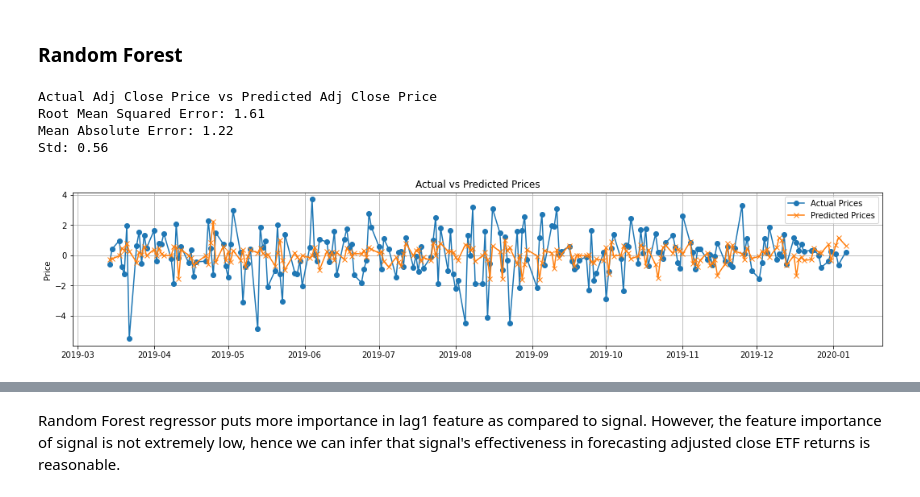
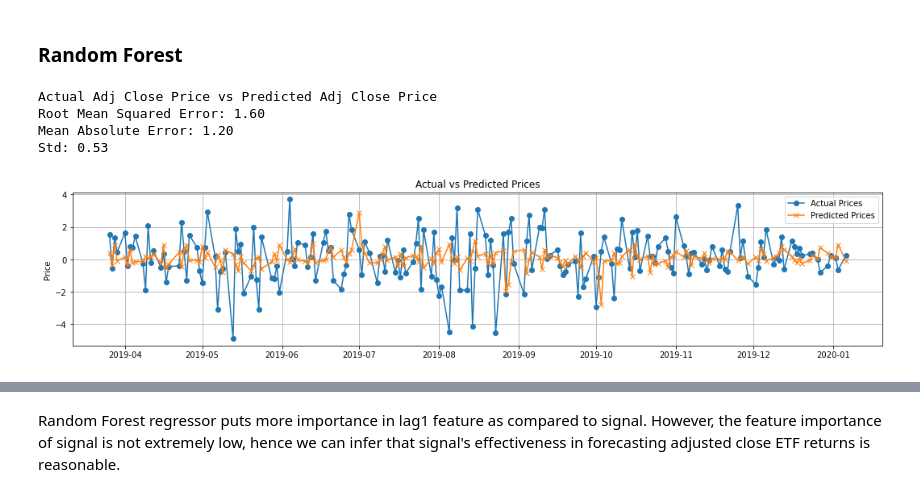
Before and after one commit to saltedpotato/QF632_Project, a Jupyter notebook: Project 1.ipynb, the cells around one changed output, grey strips where cells are left out. Cells and saved outputs as stored; diff of their text form; code cells hidden in the pictures.

```diff
--- a/Project 1.ipynb
+++ b/Project 1.ipynb
@@ -438,16 +438,15 @@ Std: 1.50
 # %% [markdown]
 ### Lasso Feature Selector
 # %%
-features = [i for i in X_train.columns if i not in ["y", "Date"]]
+features = ["Signal", "lag"+str(h), 'Adj Close Rolling Volatility']
 
-preprocess_lr = Pipeline([
+lasso_lr = Pipeline([
   ('feature_selector', FeatureSelector(features)),
-  ('numerical_imputer', CustomImputer(impute_type='numerical')),
   ('lasso_regressor', Lasso(random_state=RANDOM_STATE))
 ])
 
-preprocess_lr.fit(X_train, y_train)
-pred = preprocess_lr.predict(X_test)
+lasso_lr.fit(X_train, y_train)
+pred = lasso_lr.predict(X_test)
 
 mae = mean_absolute_error(pred, y_test)
 rmse = mean_squared_error(pred, y_test) ** 0.5
@@ -479,12 +478,11 @@ Std: 0.40
 # %%
-preprocess_lr.fit(X_train, y_train)
+lasso_lr.fit(X_train, y_train)
 
 # get importance
-importance = np.abs(preprocess_lr['lasso_regressor'].coef_)
+importance = np.abs(lasso_lr['lasso_regressor'].coef_)
+print(importance)
 
-# get index of top N important values
-n = 10
-indexes = sorted(range(len(importance)), key=lambda i: importance[i])[-n:]
+indexes = sorted(range(len(importance)), key=lambda i: importance[i])
 impt_features = []
 impt_features_score = []
 # summarize feature importance
@@ -492,7 +490,7 @@ for i in indexes:
  impt_features.append(features[i])
  impt_features_score.append(importance[i])
 # plot feature importance
-plt.figure(figsize=(5, 5))
+plt.figure(figsize=(10, 5))
 plt.xticks(fontsize=17)
 
 print(impt_features)
@@ -505,0 +541,21 @@ We can see that the lasso regressor has penalised the signal's coefficient to 0,
+# %%
+ridge_lr.fit(X_train, y_train)
+
+# get importance
+importance = np.abs(ridge_lr['ridge_regressor'].coef_)
+print(importance)
+
+indexes = sorted(range(len(importance)), key=lambda i: importance[i])
+impt_features = []
+impt_features_score = []
+# summarize feature importance
+for i in indexes:
+ impt_features.append(features[i])
+ impt_features_score.append(importance[i])
+# plot feature importance
+plt.figure(figsize=(10, 5))
+plt.xticks(fontsize=17)
+
+print(impt_features)
+plt.bar(impt_features, impt_features_score)
+plt.show()
@@ -508,44 +570,41 @@ We can see that the lasso regressor has penalised the signal's coefficient to 0,
 # %% [markdown]
 ### Random Forest
 # %%
-features = [i for i in X_train.columns if i not in ["y", "Date"]]
-
 rf_lr = Pipeline([
   ('feature_selector', FeatureSelector(features)),
-  ('numerical_imputer', CustomImputer(impute_type='numerical')),
   ('RandomForest', RandomForestRegressor(random_state=RANDOM_STATE))
 ])
 
 rf_lr.fit(X_train, y_train)
 pred = rf_lr.predict(X_test)
 
 mae = mean_absolute_error(pred, y_test)
 rmse = mean_squared_error(pred, y_test) ** 0.5
 
 models_performance["RandomForest"] = [mae, rmse, np.std(pred)]
 
 # models_performance["Lasso"] = [mae, r2, np.std(pred)]
 
 print(f'\033[1mActual Adj Close Price vs Predicted Adj Close Price\033[0m')
 print(f'Root Mean Squared Error: {rmse:.2f}')
 print(f'Mean Absolute Error: {mae:.2f}')
 print(f'Std: {np.std(pred):.2f}')
 
 # To visualise the performance of the model
 plt.figure(figsize = (18, 3.5))
 plt.plot(X_test.Date, y_test.values, label = 'Actual Prices', marker = 'o')
 plt.plot(X_test.Date, pred, label = 'Predicted Prices', marker = 'x')
 plt.title('Actual vs Predicted Prices')
 plt.ylabel('Price')
 plt.legend()
 plt.grid(True)
 plt.show()
 # %% [output]
 Actual Adj Close Price vs Predicted Adj Close Price
-Root Mean Squared Error: 1.61
-Mean Absolute Error: 1.22
-Std: 0.56
+Root Mean Squared Error: 1.60
+Mean Absolute Error: 1.20
+Std: 0.53
-[figure, old version]
+[figure, new version]
 # %%
 # get importance
 rf_lr.fit(X_train, y_train)
```
Also changed, not shown: parts of 16 cells of this notebook.
